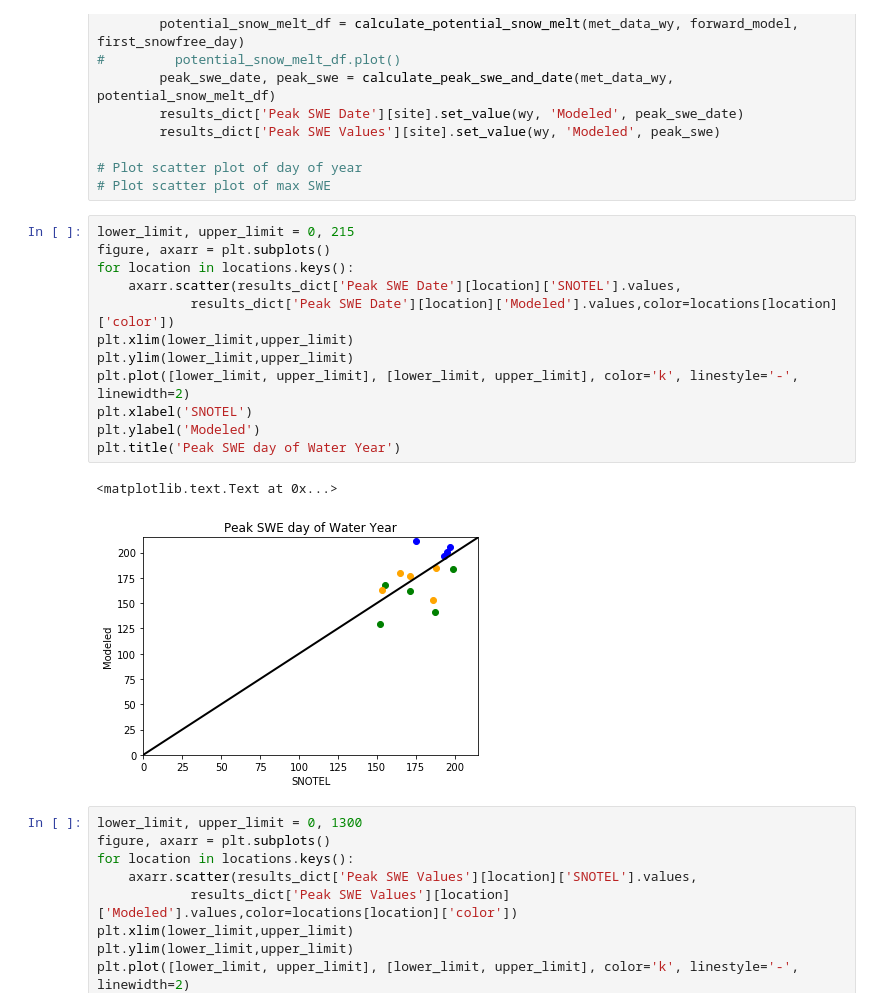
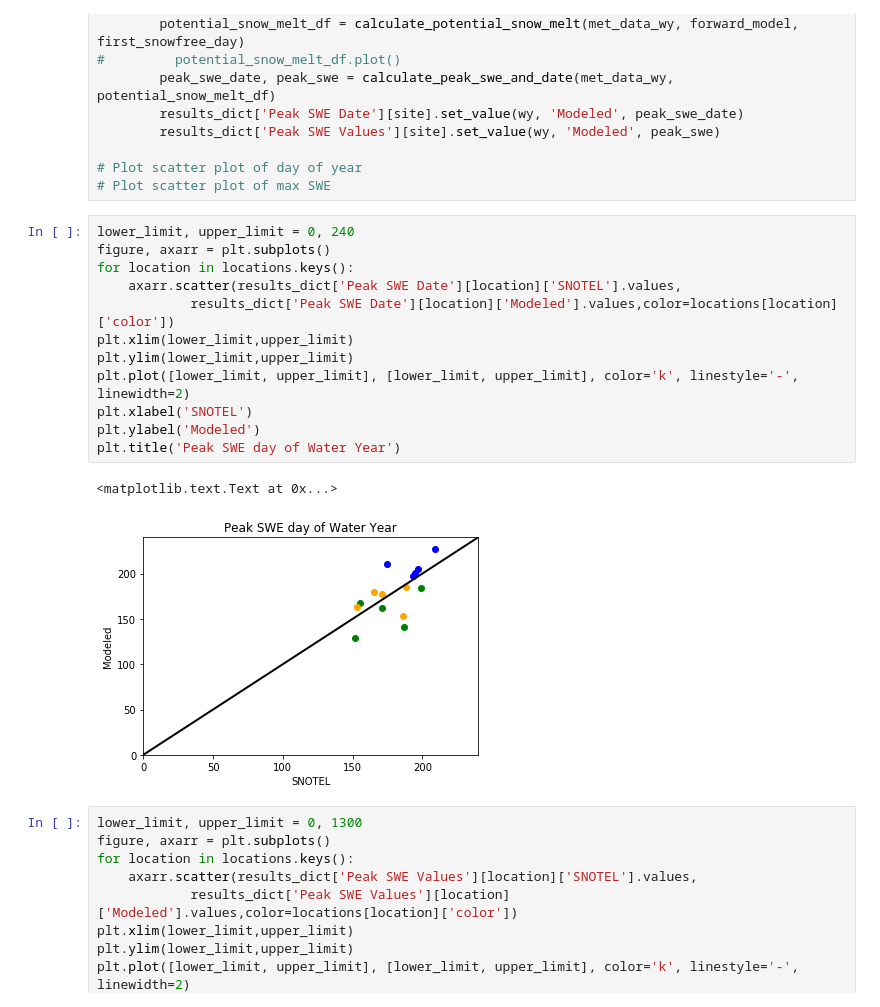
Before and after one commit to orianac/qualifying_exam, a Jupyter notebook: bart/q1/q1.ipynb, the cells around one changed output. Saved outputs shown, nothing was run; the diff lists cells and outputs as text.

Commit message:
Changed limits on figures.

```diff
--- a/bart/q1/q1.ipynb
+++ b/bart/q1/q1.ipynb
@@ -150,20 +150,20 @@ for site in locations.keys():
 # Plot scatter plot of day of year
 # Plot scatter plot of max SWE
 # %%
-lower_limit, upper_limit = 0, 215
+lower_limit, upper_limit = 0, 240
 figure, axarr = plt.subplots()
 for location in locations.keys():
     axarr.scatter(results_dict['Peak SWE Date'][location]['SNOTEL'].values,
             results_dict['Peak SWE Date'][location]['Modeled'].values,color=locations[location]['color'])
 plt.xlim(lower_limit,upper_limit)
 plt.ylim(lower_limit,upper_limit)
 plt.plot([lower_limit, upper_limit], [lower_limit, upper_limit], color='k', linestyle='-', linewidth=2)
 plt.xlabel('SNOTEL')
 plt.ylabel('Modeled')
 plt.title('Peak SWE day of Water Year')
 # %% [output]
 <matplotlib.text.Text at 0x...>
-[figure, old version]
+[figure, new version]
 # %%
 lower_limit, upper_limit = 0, 1300
 figure, axarr = plt.subplots()
```
Also changed, not shown: parts of 1 cell of this notebook.
